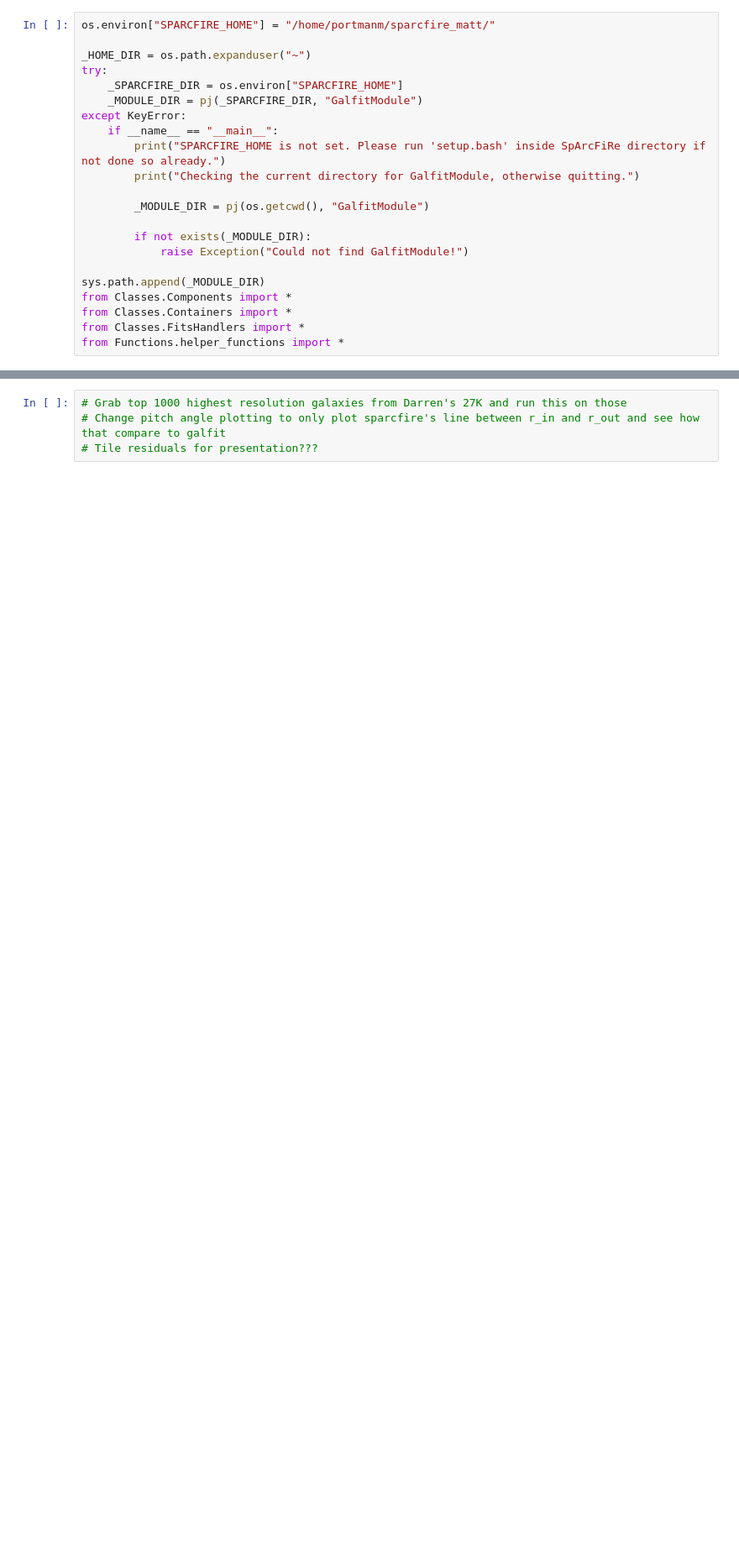
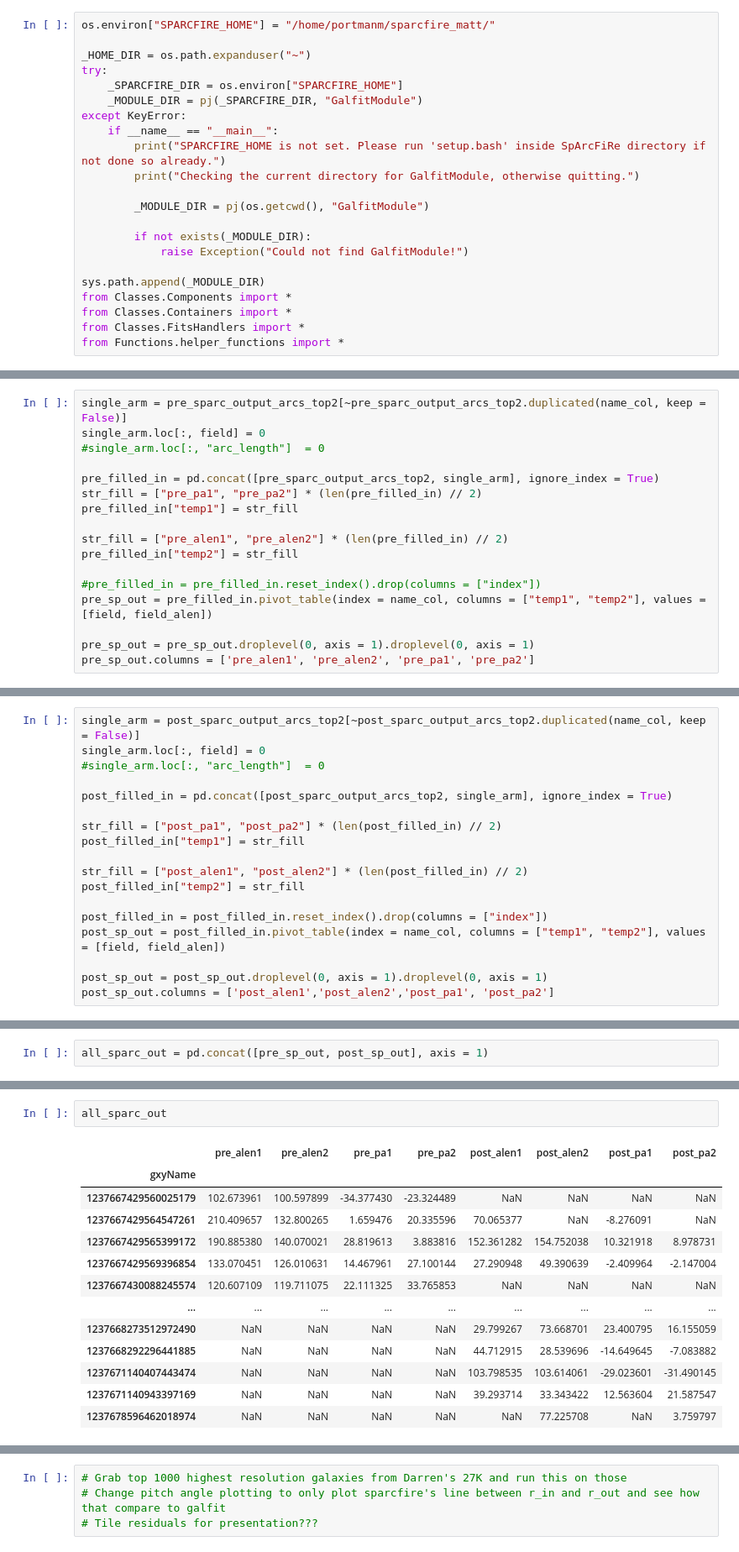
Before and after one commit to waynebhayes/SpArcFiRe, a Jupyter notebook: GalfitModule/Utilities/Notebooks/residual_calc.ipynb, the cells around one changed output, grey strips where cells are left out. Shown: that part at 84% size. Saved outputs shown, nothing was run; the diff lists cells and outputs as text; blank space fills up the shorter version.

```diff
--- a/GalfitModule/Utilities/Notebooks/residual_calc.ipynb
+++ b/GalfitModule/Utilities/Notebooks/residual_calc.ipynb
@@ -136,0 +243,17 @@ residual_df.sort_values(by = [analysis_var], inplace = True)
+# %%
+single_arm = pre_sparc_output_arcs_top2[~pre_sparc_output_arcs_top2.duplicated(name_col, keep = False)]
+single_arm.loc[:, field] = 0
+#single_arm.loc[:, "arc_length"]  = 0
+
+pre_filled_in = pd.concat([pre_sparc_output_arcs_top2, single_arm], ignore_index = True)
+str_fill = ["pre_pa1", "pre_pa2"] * (len(pre_filled_in) // 2)
+pre_filled_in["temp1"] = str_fill
+
+str_fill = ["pre_alen1", "pre_alen2"] * (len(pre_filled_in) // 2)
+pre_filled_in["temp2"] = str_fill
+
+#pre_filled_in = pre_filled_in.reset_index().drop(columns = ["index"])
+pre_sp_out = pre_filled_in.pivot_table(index = name_col, columns = ["temp1", "temp2"], values = [field, field_alen])
+
+pre_sp_out = pre_sp_out.droplevel(0, axis = 1).droplevel(0, axis = 1)
+pre_sp_out.columns = ['pre_alen1', 'pre_alen2', 'pre_pa1', 'pre_pa2']
@@ -136,0 +314,18 @@ residual_df.sort_values(by = [analysis_var], inplace = True)
+# %%
+single_arm = post_sparc_output_arcs_top2[~post_sparc_output_arcs_top2.duplicated(name_col, keep = False)]
+single_arm.loc[:, field] = 0
+#single_arm.loc[:, "arc_length"]  = 0
+
+post_filled_in = pd.concat([post_sparc_output_arcs_top2, single_arm], ignore_index = True)
+
+str_fill = ["post_pa1", "post_pa2"] * (len(post_filled_in) // 2)
+post_filled_in["temp1"] = str_fill
+
+str_fill = ["post_alen1", "post_alen2"] * (len(post_filled_in) // 2)
+post_filled_in["temp2"] = str_fill
+
+post_filled_in = post_filled_in.reset_index().drop(columns = ["index"])
+post_sp_out = post_filled_in.pivot_table(index = name_col, columns = ["temp1", "temp2"], values = [field, field_alen])
+
+post_sp_out = post_sp_out.droplevel(0, axis = 1).droplevel(0, axis = 1)
+post_sp_out.columns = ['post_alen1','post_alen2','post_pa1', 'post_pa2']
@@ -136,0 +335,2 @@ residual_df.sort_values(by = [analysis_var], inplace = True)
+# %%
+all_sparc_out = pd.concat([pre_sp_out, post_sp_out], axis = 1)
@@ -136,0 +361,16 @@ residual_df.sort_values(by = [analysis_var], inplace = True)
+# %%
+all_sparc_out
+# %% [output]
+|  | pre_alen1 | pre_alen2 | pre_pa1 | pre_pa2 | post_alen1 | post_alen2 | post_pa1 | post_pa2 |
+| gxyName |  |  |  |  |  |  |  |  |
+| 1237667429560025179 | 102.673961 | 100.597899 | -34.377430 | -23.324489 | NaN | NaN | NaN | NaN |
+| 1237667429564547261 | 210.409657 | 132.800265 | 1.659476 | 20.335596 | 70.065377 | NaN | -8.276091 | NaN |
+| 1237667429565399172 | 190.885380 | 140.070021 | 28.819613 | 3.883816 | 152.361282 | 154.752038 | 10.321918 | 8.978731 |
+| 1237667429569396854 | 133.070451 | 126.010631 | 14.467961 | 27.100144 | 27.290948 | 49.390639 | -2.409964 | -2.147004 |
+| 1237667430088245574 | 120.607109 | 119.711075 | 22.111325 | 33.765853 | NaN | NaN | NaN | NaN |
+| ... | ... | ... | ... | ... | ... | ... | ... | ... |
+| 1237668273512972490 | NaN | NaN | NaN | NaN | 29.799267 | 73.668701 | 23.400795 | 16.155059 |
+| 1237668292296441885 | NaN | NaN | NaN | NaN | 44.712915 | 28.539696 | -14.649645 | -7.083882 |
+| 1237671140407443474 | NaN | NaN | NaN | NaN | 103.798535 | 103.614061 | -29.023601 | -31.490145 |
+| 1237671140943397169 | NaN | NaN | NaN | NaN | 39.293714 | 33.343422 | 12.563604 | 21.587547 |
+| 1237678596462018974 | NaN | NaN | NaN | NaN | NaN | 77.225708 | NaN | 3.759797 |
```
Also changed, not shown: parts of 137 cells of this notebook.
